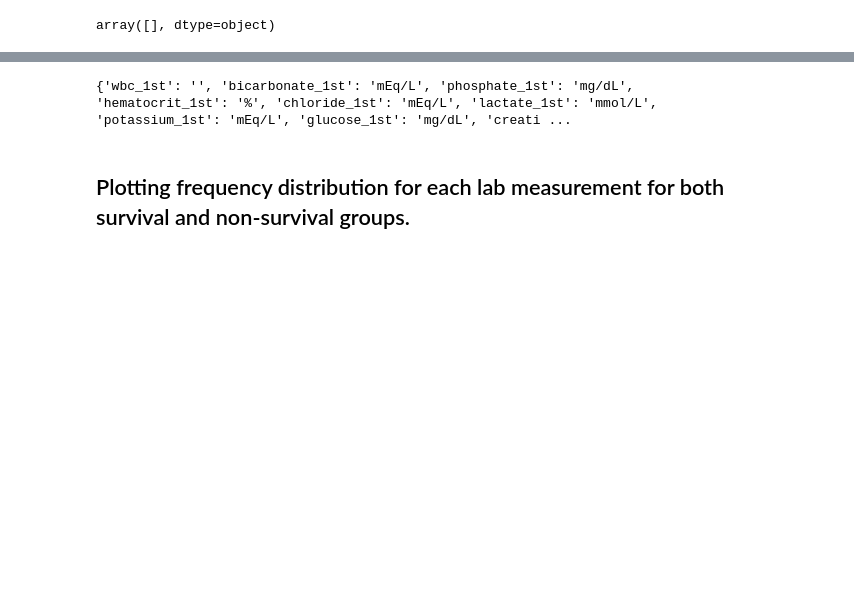
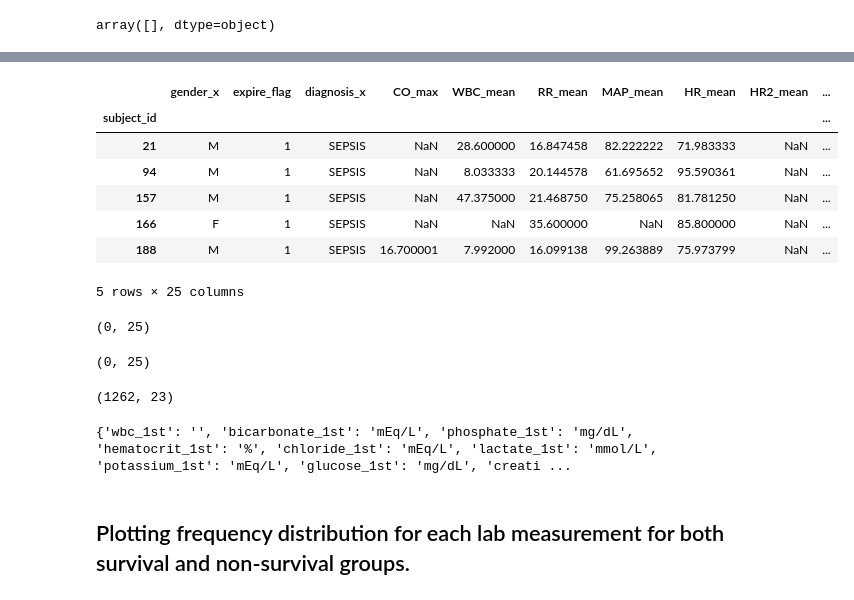
Before and after one commit to RJBeetel3/mimic3_analysis, a Jupyter notebook: SEPSIS_CHARTEVENTS_FIRST24.ipynb, the cells around one changed output, grey strips where cells are left out. Cells and saved outputs as stored; diff of their text form; code cells hidden in the pictures; blank space fills up the shorter version.

```diff
--- a/SEPSIS_CHARTEVENTS_FIRST24.ipynb
+++ b/SEPSIS_CHARTEVENTS_FIRST24.ipynb
@@ -200,0 +194,3 @@ lab_ranges = {'BICARBONATE': [22,32],
+# %%
+ptnt_demog = pd.DataFrame.from_csv('ADMISSIONS_ICUSTAY_SEPSIS_revised.csv')
+ptnt_demog.head()
@@ -200,0 +225,13 @@ lab_ranges = {'BICARBONATE': [22,32],
+# %%
+data4 = data3[data3.diagnosis == 'SEPSIS'].copy()
+data4 = data4.merge(ptnt_demog, left_index = True, right_index = True, how='left', sort = True)
+data4.head()
+# %% [output]
+|  | gender_x | expire_flag | diagnosis_x | CO_max | WBC_mean | RR_mean | MAP_mean | HR_mean | HR2_mean | ... |
+| subject_id |  |  |  |  |  |  |  |  |  | ... |
+| 21 | M | 1 | SEPSIS | NaN | 28.600000 | 16.847458 | 82.222222 | 71.983333 | NaN | ... |
+| 94 | M | 1 | SEPSIS | NaN | 8.033333 | 20.144578 | 61.695652 | 95.590361 | NaN | ... |
+| 157 | M | 1 | SEPSIS | NaN | 47.375000 | 21.468750 | 75.258065 | 81.781250 | NaN | ... |
+| 166 | F | 1 | SEPSIS | NaN | NaN | 35.600000 | NaN | 85.800000 | NaN | ... |
+| 188 | M | 1 | SEPSIS | 16.700001 | 7.992000 | 16.099138 | 99.263889 | 75.973799 | NaN | ... |
+5 rows × 25 columns
@@ -201,3 +241,13 @@ lab_ranges = {'BICARBONATE': [22,32],
+# %%
+display(data4[data4.hospital_expire_flag == 1].dropna().shape)
+display(data4[data4.hospital_expire_flag == 0].dropna().shape)
+# %% [output]
+(0, 25)
+(0, 25)
+# %%
+data5.shape
+# %% [output]
+(1262, 23)
 # %%
 '''
 # a dictionary is created containing units of measure for the different lab measurements
```
Also changed, not shown: parts of 23 cells of this notebook, 1 other file.
